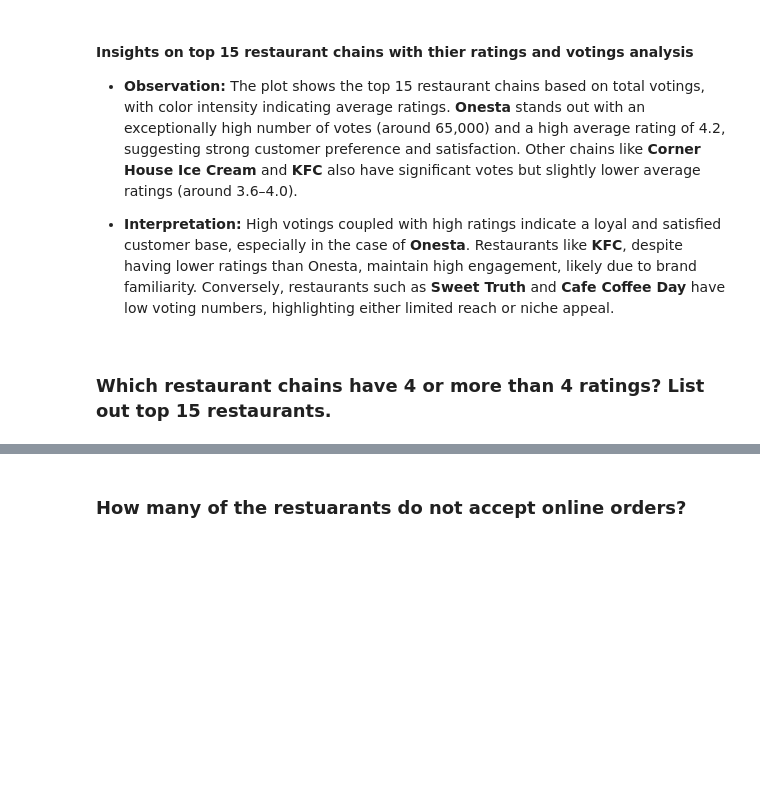
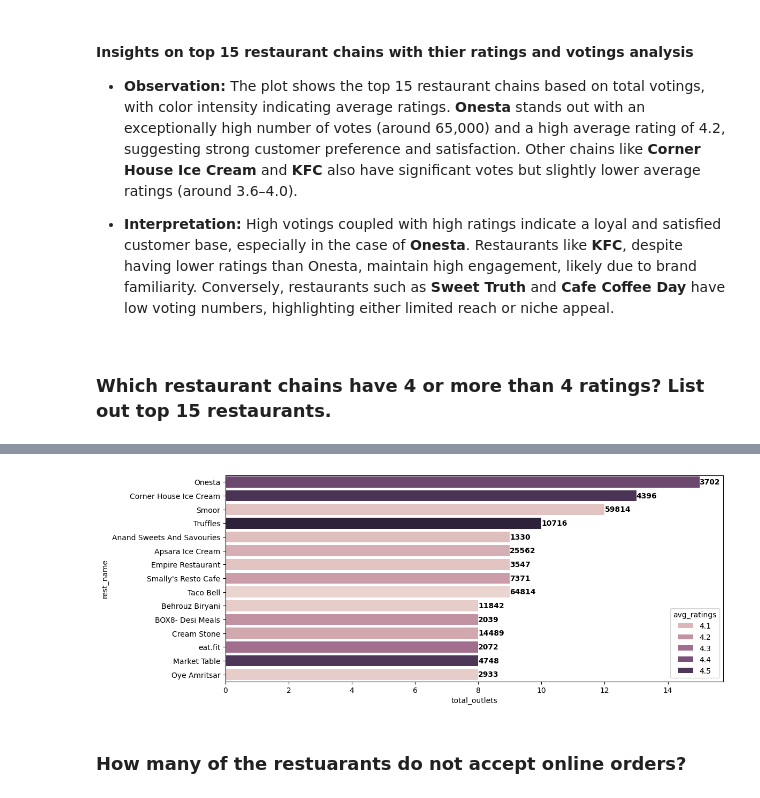
Before and after one commit to Bhuvi128/Bengaluru-Restaurant-Trends-Analysis, a Jupyter notebook: Bengaluru Restaurant Trends Analysis.ipynb, the cells around one changed output, grey strips where cells are left out. Cells and saved outputs as stored; diff of their text form; code cells hidden in the pictures; blank space fills up the shorter version.

```diff
--- a/Bengaluru Restaurant Trends Analysis.ipynb
+++ b/Bengaluru Restaurant Trends Analysis.ipynb
@@ -319,6 +319,21 @@ top_15_rest_rating_4
 # %%
 # Plot top 15 restaurant chains having 4 or more ratings
-sns.barplot(data = top_15_rest_rating_4, x = 'total_outlets', y = 'rest_name', hue = 'avg_ratings')
+plt.figure(figsize=(12,5))
+barplot = sns.barplot(data = top_15_rest_rating_4, x = 'total_outlets', y = 'rest_name', hue = 'avg_ratings')
+
+for index, row in top_15_rest_rating_4.iterrows():
+    bar = barplot.patches[index]
+    plt.text(
+        bar.get_width(),
+        bar.get_y() + bar.get_height() / 2,
+        f"{int(row['total_votings'])}",
+        va = 'center',
+        fontsize = 10,
+        fontweight = 'bold'
+    )
+plt.show()
+# %% [output]
+[figure, added]
 # %% [markdown]
 ### How many of the restuarants do not accept online orders?
 # %%
```
Also changed, not shown: parts of 1 cell of this notebook, 1 other file.
